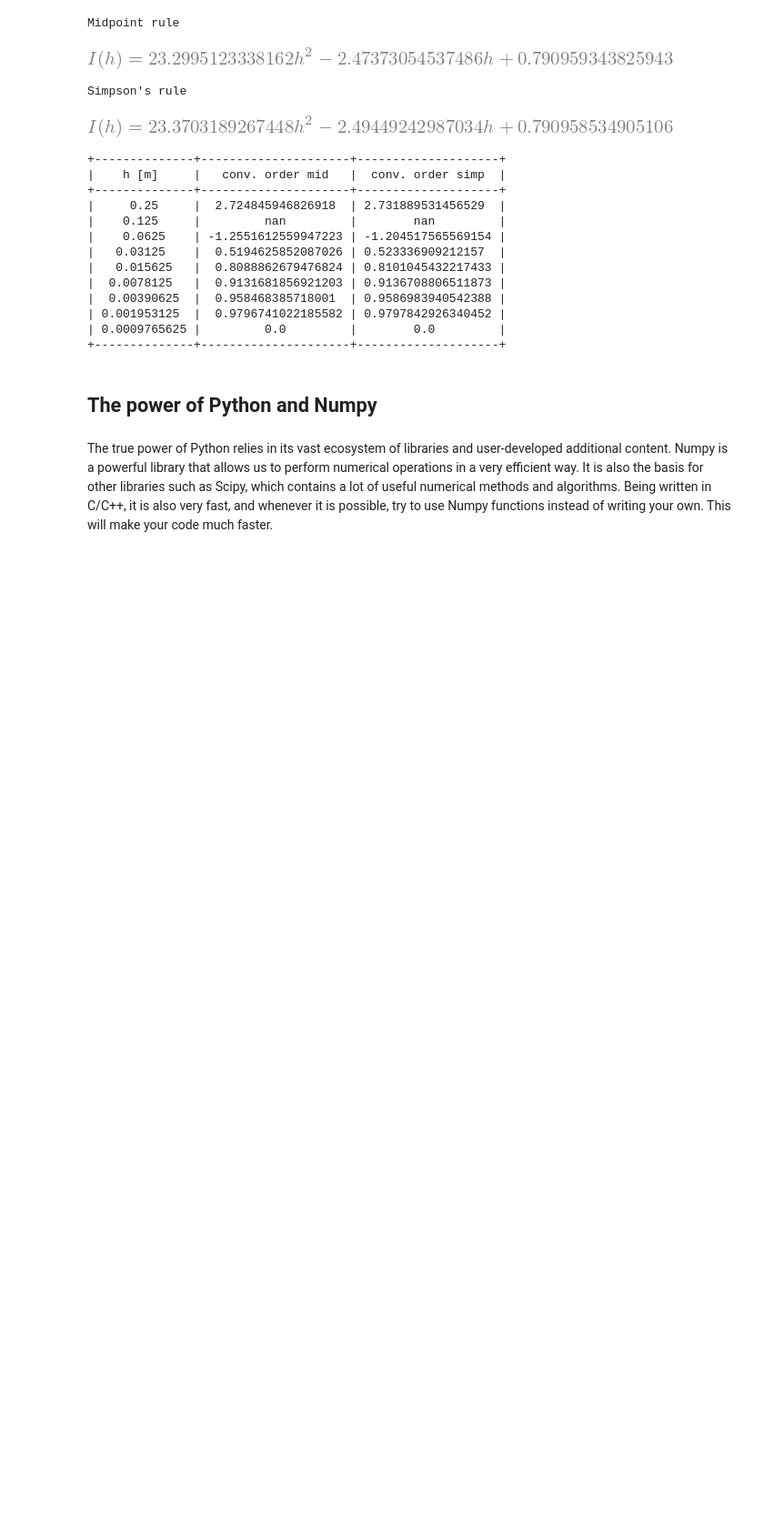
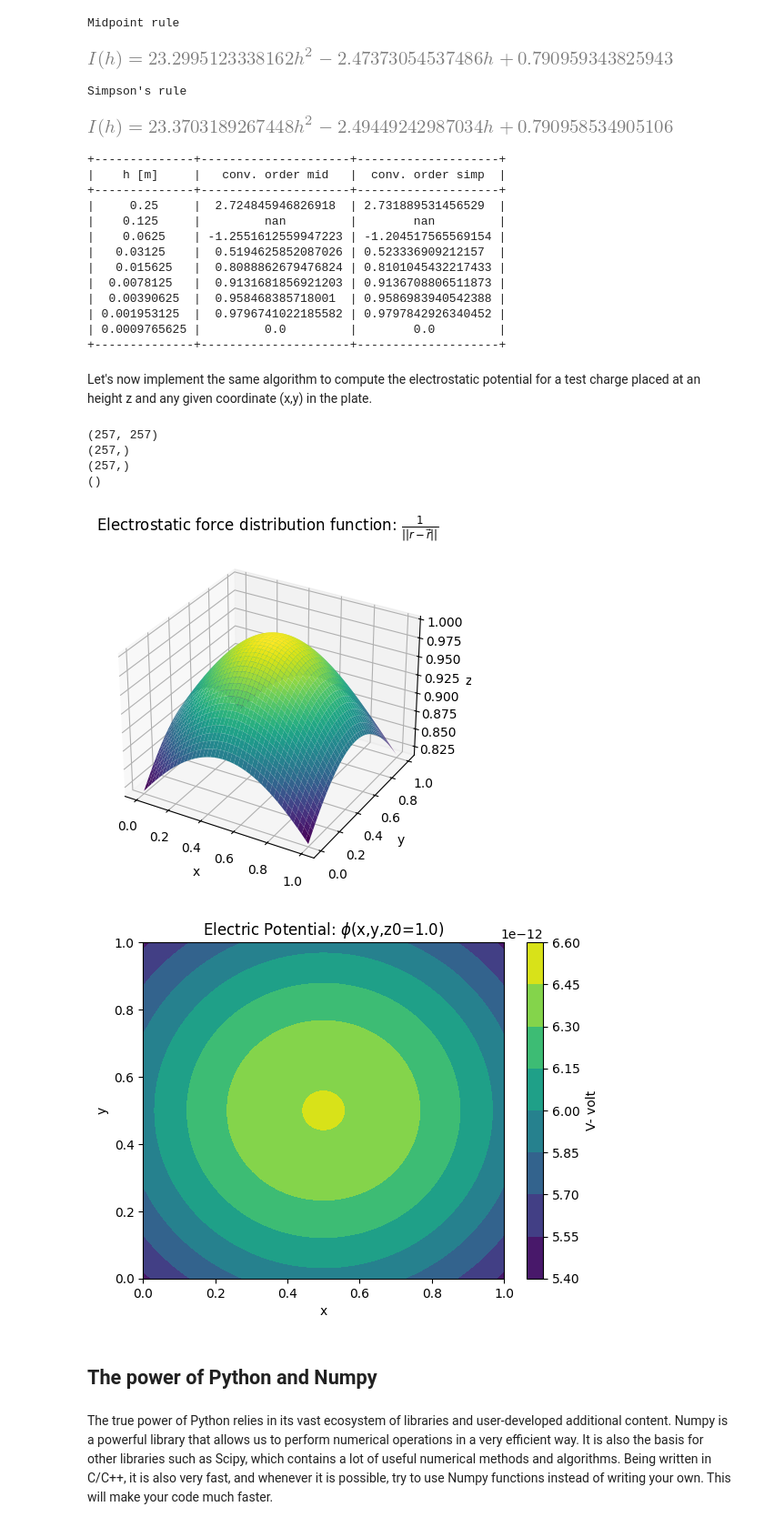
Before and after one commit to das-dias/computational-electromagnetics, a Jupyter notebook: computational_electromagnetics/ch2_convergence.ipynb, the cells around one changed output. Shown: that part at 91% size. Drawn from its saved outputs; the diff is of its cells as text; code cells hidden in the pictures; blank space fills up the shorter version.

```diff
--- a/computational_electromagnetics/ch2_convergence.ipynb
+++ b/computational_electromagnetics/ch2_convergence.ipynb
@@ -296,3 +322,5 @@ print(tab)
 | 0.001953125  |  0.9796741022185582 | 0.9797842926340452 |
 | 0.0009765625 |         0.0         |        0.0         |
 +--------------+---------------------+--------------------+
+# %% [markdown]
+Let's now implement the same algorithm to compute the electrostatic potential for a test charge placed at an height z and any given coordinate (x,y) in the plate.
@@ -299,3 +365,31 @@ print(tab)
+# %%
+Np = 2**8
+x = np.linspace(0, 1, Np+1)
+y = np.linspace(0, 1, Np+1)
+xx, yy = np.meshgrid(x, y)
+z0 = 1.0
+x0= .5
+y0 = .5
+pot_example = pot_xy(x0, y0, z0, x, y, verbose=1)
+pots = np.zeros((len(x), len(y)))
+for i, x0 in enumerate(x):
+  for j, y0 in enumerate(y):
+    pots[i, j] = pot_xy(x0, y0, z0, x, y)
+fig, ax = plt.subplots(1,1)
+ax.set_title(r'Electric Potential: $\phi$' + f'(x,y,z0={z0})')
+cont = ax.contourf(xx, yy, pots, cmap='viridis')
+ax.set_xlabel('x')
+ax.set_ylabel('y')
+cbar = fig.colorbar(cont)
+cbar.ax.set_ylabel('V- volt', rotation=90)
+plt.show()
+# %% [output]
+(257, 257)
+(257,)
+(257,)
+()
+[figure, added]
+[figure, added]
 # %% [markdown]
 ## The power of Python and Numpy
 # %% [markdown]
```
Also changed, not shown: parts of 10 cells of this notebook, 8 other files.
